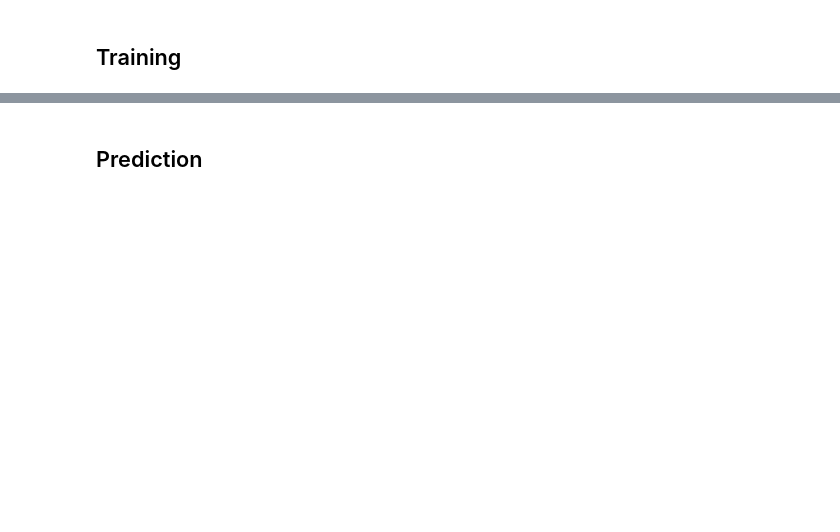
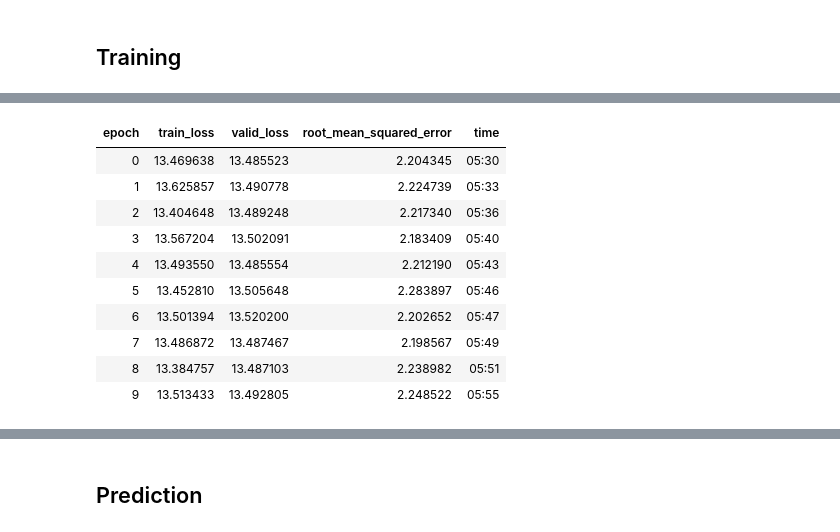
Before and after one commit to gilfernandes/fastai-exercises, a Jupyter notebook: nbs_gil/m5/m5_simple_fastai_13.ipynb, the cells around one changed output, grey strips where cells are left out. Drawn from its saved outputs; the diff is of its cells as text; code cells hidden in the pictures; blank space fills up the shorter version.

```diff
--- a/nbs_gil/m5/m5_simple_fastai_13.ipynb
+++ b/nbs_gil/m5/m5_simple_fastai_13.ipynb
@@ -228,8 +318,20 @@ learn.fit_one_cycle(10, lr, callbacks=[callbacks.EarlyStoppingCallback(learn, mo
 # %%
 %%time
 
 lr = 1e-5
 learn.fit_one_cycle(10, lr, callbacks=[callbacks.EarlyStoppingCallback(learn, monitor="root_mean_squared_error",
                                                                        mode="min", patience=30),
-                                     callbacks.ExportModelCallback(learn, monitor='root_mean_squared_error',mode='min',
+                                     ExportModelCallback(learn, monitor='root_mean_squared_error',mode='min',
                                                                  name='m5_best_2')])
+# %% [output]
+| epoch | train_loss | valid_loss | root_mean_squared_error | time |
+| 0 | 13.469638 | 13.485523 | 2.204345 | 05:30 |
+| 1 | 13.625857 | 13.490778 | 2.224739 | 05:33 |
+| 2 | 13.404648 | 13.489248 | 2.217340 | 05:36 |
+| 3 | 13.567204 | 13.502091 | 2.183409 | 05:40 |
+| 4 | 13.493550 | 13.485554 | 2.212190 | 05:43 |
+| 5 | 13.452810 | 13.505648 | 2.283897 | 05:46 |
+| 6 | 13.501394 | 13.520200 | 2.202652 | 05:47 |
+| 7 | 13.486872 | 13.487467 | 2.198567 | 05:49 |
+| 8 | 13.384757 | 13.487103 | 2.238982 | 05:51 |
+| 9 | 13.513433 | 13.492805 | 2.248522 | 05:55 |
```
Also changed, not shown: parts of 21 cells of this notebook.
